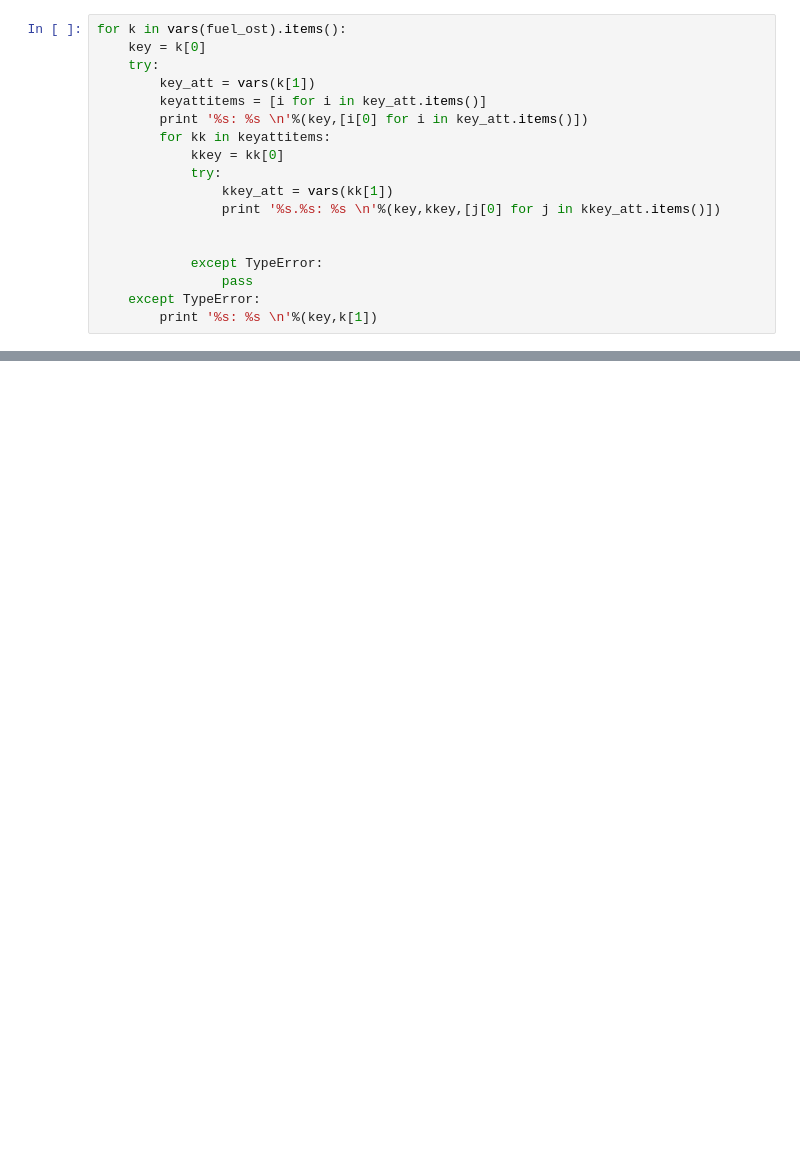
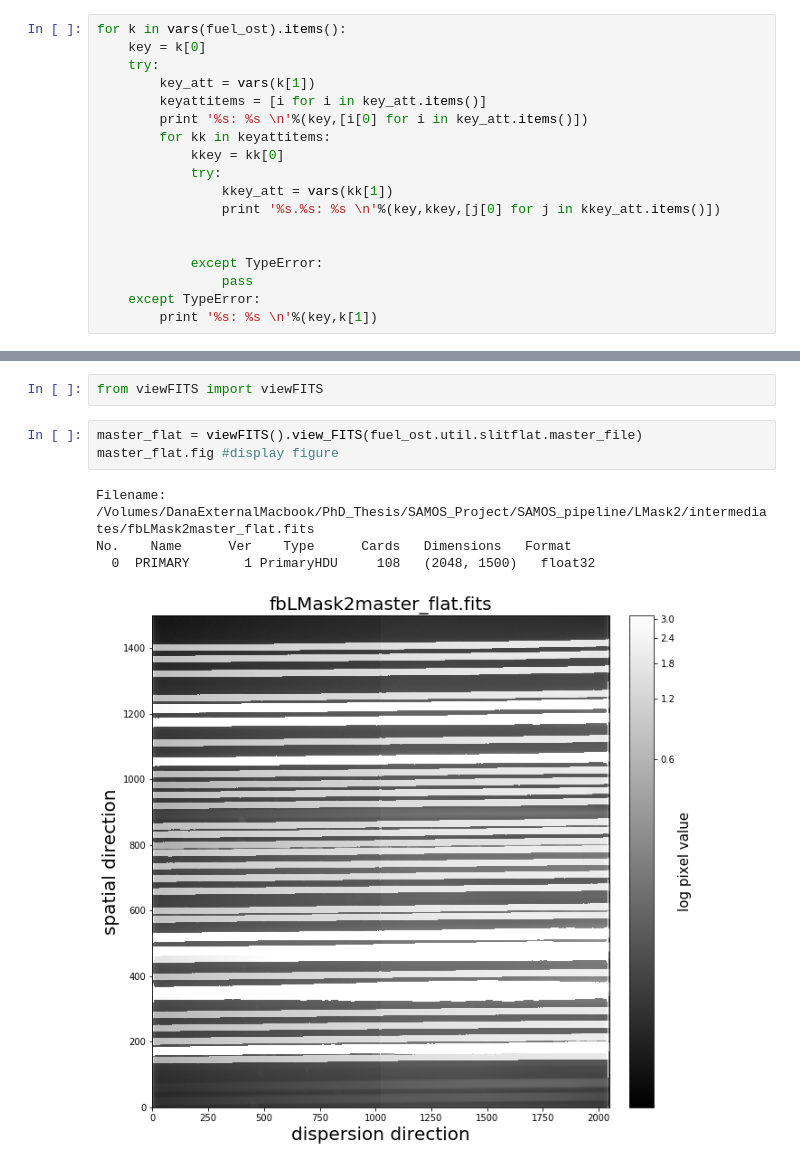
Before and after one commit to SAMOS-Pipeline/SAMOS_pipeline_draft1, a Jupyter notebook: jupyterNB_tutorial/jupyter_SAMOS.ipynb, the cells around one changed output, grey strips where cells are left out. Drawn from its saved outputs; the diff is of its cells as text; blank space fills up the shorter version.

Commit message:
made viewFITS to display fits images

```diff
--- a/jupyterNB_tutorial/jupyter_SAMOS.ipynb
+++ b/jupyterNB_tutorial/jupyter_SAMOS.ipynb
@@ -116,0 +121,10 @@ print fuel_ost.util.slitflat.corr_files
+# %%
+from viewFITS import viewFITS
+# %%
+master_flat = viewFITS().view_FITS(fuel_ost.util.slitflat.master_file)
+master_flat.fig #display figure
+# %% [output]
+Filename: /Volumes/DanaExternalMacbook/PhD_Thesis/SAMOS_Project/SAMOS_pipeline/LMask2/intermediates/fbLMask2master_flat.fits
+No.    Name      Ver    Type      Cards   Dimensions   Format
+  0  PRIMARY       1 PrimaryHDU     108   (2048, 1500)   float32
+[figure, added]
```
Also changed, not shown: parts of 4 cells of this notebook, 3 other files.
